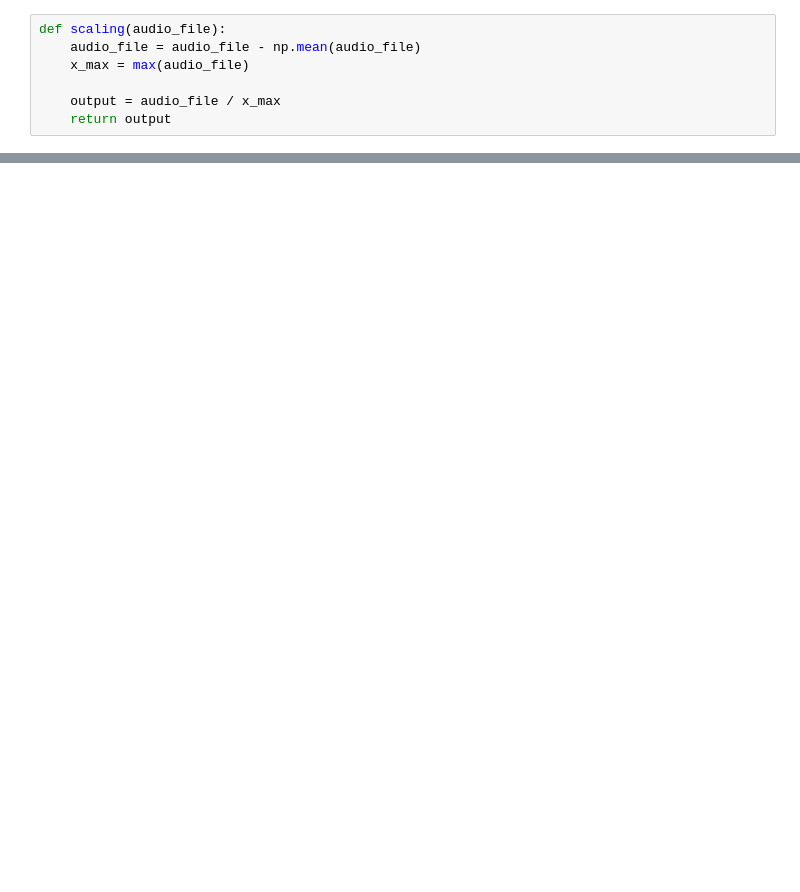
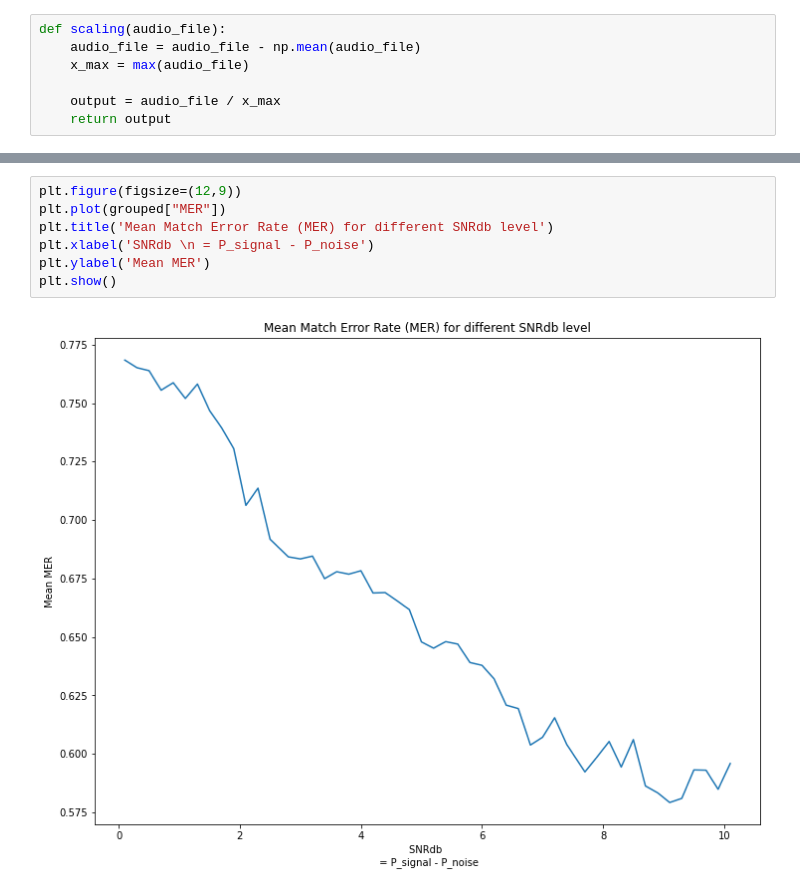
Before and after one commit to KaushalNaresh/Speech_enhancement_using_convolutional_autoencoders, a Jupyter notebook: Source_code/Benchmark.ipynb, the cells around one changed output, grey strips where cells are left out. Drawn from its saved outputs; the diff is of its cells as text; blank space fills up the shorter version.

```diff
--- a/Source_code/Benchmark.ipynb
+++ b/Source_code/Benchmark.ipynb
@@ -145,0 +431,9 @@ data_result.describe()
+# %%
+plt.figure(figsize=(12,9))
+plt.plot(grouped["MER"])
+plt.title('Mean Match Error Rate (MER) for different SNRdb level')
+plt.xlabel('SNRdb \n = P_signal - P_noise')
+plt.ylabel('Mean MER')
+plt.show()
+# %% [output]
+[figure, added]
```
Also changed, not shown: parts of 29 cells of this notebook.
